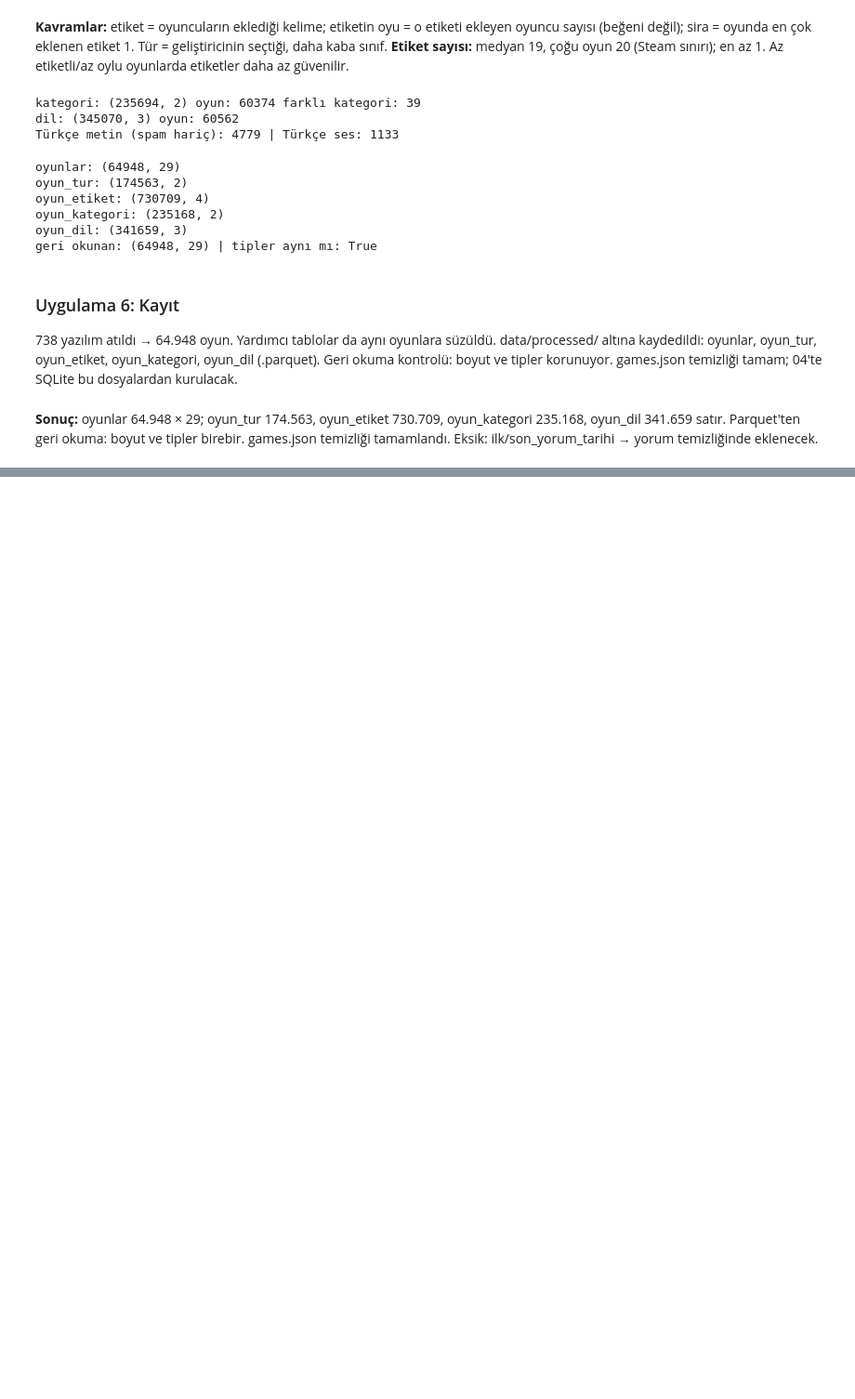
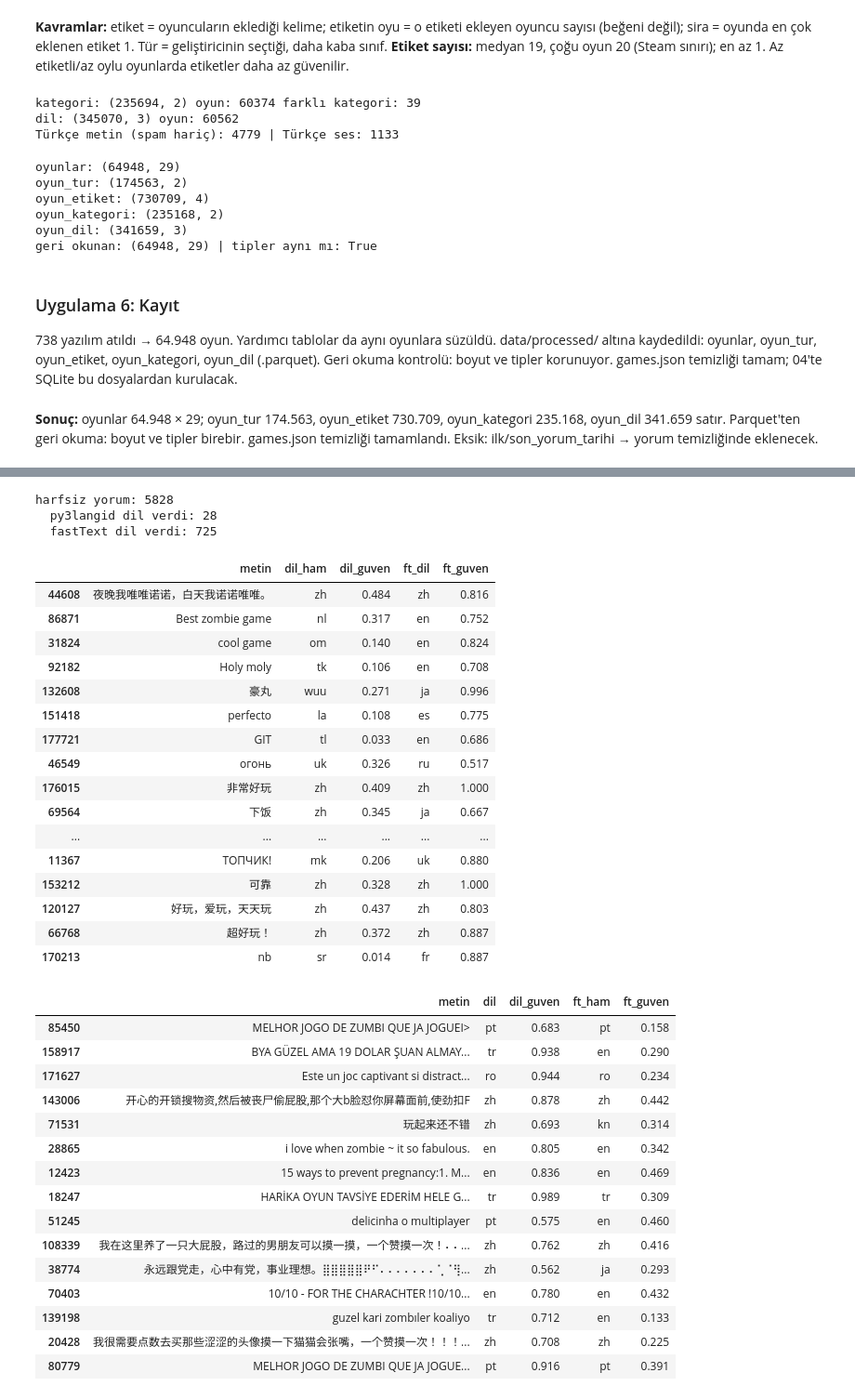
Before and after one commit to kaanaydin02/steam-oyun-asistani, a Jupyter notebook: notebooks/02_alt_kume_ve_temizlik.ipynb, the cells around one changed output, grey strips where cells are left out. Shown at 93% size. Saved outputs shown, nothing was run; the diff lists cells and outputs as text; code cells hidden in the pictures; blank space fills up the shorter version.

Commit message:
02: yorum temizliği (fastText), yorumlar parquet, oyun özeti

```diff
--- a/notebooks/02_alt_kume_ve_temizlik.ipynb
+++ b/notebooks/02_alt_kume_ve_temizlik.ipynb
@@ -1695,0 +2144,29 @@ Eksik: ilk/son_yorum_tarihi → yorum temizliğinde eklenecek.
+# %%
+def ft_dil_bul_toplu(metinler):
+    duz = [m.replace("\n", " ") if isinstance(m, str) else "" for m in metinler]
+    etiketler, olasiliklar = ft.predict(duz, k=1)
+    sonuc = []
+    for m, e, o in zip(duz, etiketler, olasiliklar):
+        if not m.strip():
+            sonuc.append((None, 0.0))
+        else:
+            sonuc.append((e[0].replace("__label__", ""), min(float(o[0]), 1.0)))
+    return sonuc
+
+basla = time.time()
+ft_sonuc = ft_dil_bul_toplu(dl["metin"])
+print("fastText süre (sn):", round(time.time() - basla, 1))
+
+dl["ft_ham"] = [s[0] for s in ft_sonuc]
+dl["ft_guven"] = [round(s[1], 3) for s in ft_sonuc]
+dl["ft_dil"] = [dil_karar(DIL_ESLEME.get(d, d), g) for d, g in zip(dl["ft_ham"], dl["ft_guven"])]
+
+print("bilinmiyor → py3langid:", (dl["dil"] == "bilinmiyor").sum(), "| fastText:", (dl["ft_dil"] == "bilinmiyor").sum())
+print(dl.groupby(araliklar, observed=True)[["dil", "ft_dil"]].agg(lambda g: round((g == "bilinmiyor").mean(), 3)))
+
+ikisi_de = (dl["dil"] != "bilinmiyor") & (dl["ft_dil"] != "bilinmiyor")
+print("ikisi de dil verdi:", ikisi_de.sum(),
+      "| anlaşma oranı:", round((dl.loc[ikisi_de, "dil"] == dl.loc[ikisi_de, "ft_dil"]).mean(), 3))
+
+secili = ["tr", "en", "zh", "ru", "pt", "bilinmiyor"]
+pd.crosstab(dl["dil"], dl["ft_dil"]).loc[secili, secili]
@@ -1695,0 +2199,49 @@ Eksik: ilk/son_yorum_tarihi → yorum temizliğinde eklenecek.
+# %%
+metin = dl["metin"].fillna("")
+harfsiz = (metin.str.count(r"[^\W\d_]") == 0) & ~dl["bos"]
+print("harfsiz yorum:", harfsiz.sum())
+print("  py3langid dil verdi:", (harfsiz & (dl["dil"] != "bilinmiyor")).sum())
+print("  fastText dil verdi:", (harfsiz & (dl["ft_dil"] != "bilinmiyor")).sum())
+
+grup_a = (dl["dil"] == "bilinmiyor") & (dl["ft_dil"] != "bilinmiyor") & (dl["uzunluk"] < 20)
+grup_b = (dl["dil"] != "bilinmiyor") & (dl["ft_dil"] == "bilinmiyor")
+
+display(dl.loc[grup_a, ["metin", "dil_ham", "dil_guven", "ft_dil", "ft_guven"]].sample(25, random_state=0))
+display(dl.loc[grup_b, ["metin", "dil", "dil_guven", "ft_ham", "ft_guven"]].sample(15, random_state=0))
+# %% [output]
+harfsiz yorum: 5828
+  py3langid dil verdi: 28
+  fastText dil verdi: 725
+|  | metin | dil_ham | dil_guven | ft_dil | ft_guven |
+| 44608 | 夜晚我唯唯诺诺，白天我诺诺唯唯。 | zh | 0.484 | zh | 0.816 |
+| 86871 | Best zombie game | nl | 0.317 | en | 0.752 |
+| 31824 | cool game | om | 0.140 | en | 0.824 |
+| 92182 | Holy moly | tk | 0.106 | en | 0.708 |
+| 132608 | 豪丸 | wuu | 0.271 | ja | 0.996 |
+| 151418 | perfecto | la | 0.108 | es | 0.775 |
+| 177721 | GIT | tl | 0.033 | en | 0.686 |
+| 46549 | огонь | uk | 0.326 | ru | 0.517 |
+| 176015 | 非常好玩 | zh | 0.409 | zh | 1.000 |
+| 69564 | 下饭 | zh | 0.345 | ja | 0.667 |
+| ... | ... | ... | ... | ... | ... |
+| 11367 | ТОПЧИК! | mk | 0.206 | uk | 0.880 |
+| 153212 | 可靠 | zh | 0.328 | zh | 1.000 |
+| 120127 | 好玩，爱玩，天天玩 | zh | 0.437 | zh | 0.803 |
+| 66768 | 超好玩！ | zh | 0.372 | zh | 0.887 |
+| 170213 | nb | sr | 0.014 | fr | 0.887 |
+|  | metin | dil | dil_guven | ft_ham | ft_guven |
+| 85450 | MELHOR JOGO DE ZUMBI QUE JA JOGUEI> | pt | 0.683 | pt | 0.158 |
+| 158917 | BYA GÜZEL AMA 19 DOLAR ŞUAN ALMAY... | tr | 0.938 | en | 0.290 |
+| 171627 | Este un joc captivant si distract... | ro | 0.944 | ro | 0.234 |
+| 143006 | 开心的开锁搜物资,然后被丧尸偷屁股,那个大b脸怼你屏幕面前,使劲扣F | zh | 0.878 | zh | 0.442 |
+| 71531 | 玩起来还不错 | zh | 0.693 | kn | 0.314 |
+| 28865 | i love when zombie ~ it so fabulous. | en | 0.805 | en | 0.342 |
+| 12423 | 15 ways to prevent pregnancy:1. M... | en | 0.836 | en | 0.469 |
+| 18247 | HARİKA OYUN TAVSİYE EDERİM HELE G... | tr | 0.989 | tr | 0.309 |
+| 51245 | delicinha o multiplayer | pt | 0.575 | en | 0.460 |
+| 108339 | 我在这里养了一只大屁股，路过的男朋友可以摸一摸，一个赞摸一次！⠄⠄... | zh | 0.762 | zh | 0.416 |
+| 38774 | 永远跟党走，心中有党，事业理想。⣿⣿⣿⣿⣿⠟⠋⠄⠄⠄⠄⠄⠄⠄⢁⠈⢻... | zh | 0.562 | ja | 0.293 |
+| 70403 | 10/10 - FOR THE CHARACHTER !10/10... | en | 0.780 | en | 0.432 |
+| 139198 | guzel kari zombıler koaliyo | tr | 0.712 | en | 0.133 |
+| 20428 | 我很需要点数去买那些涩涩的头像摸一下猫猫会张嘴，一个赞摸一次！！！... | zh | 0.708 | zh | 0.225 |
+| 80779 | MELHOR JOGO DE ZUMBI QUE JA JOGUE... | pt | 0.916 | pt | 0.391 |
```
Also changed, not shown: parts of 32 cells of this notebook.
